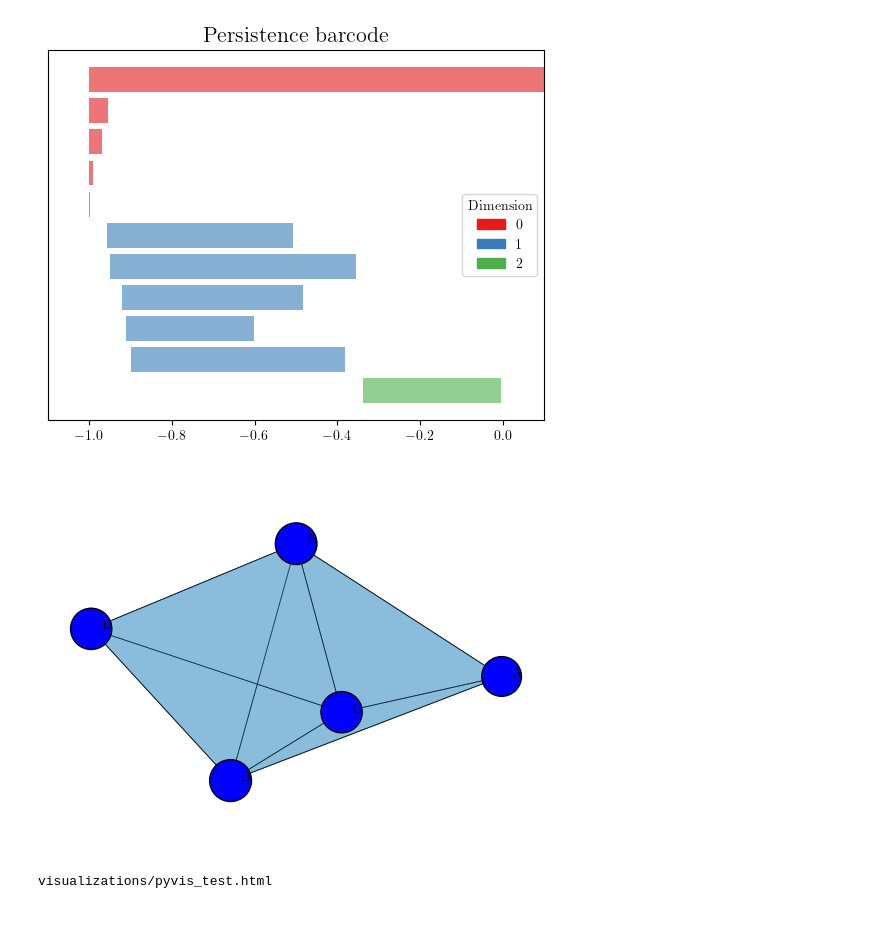
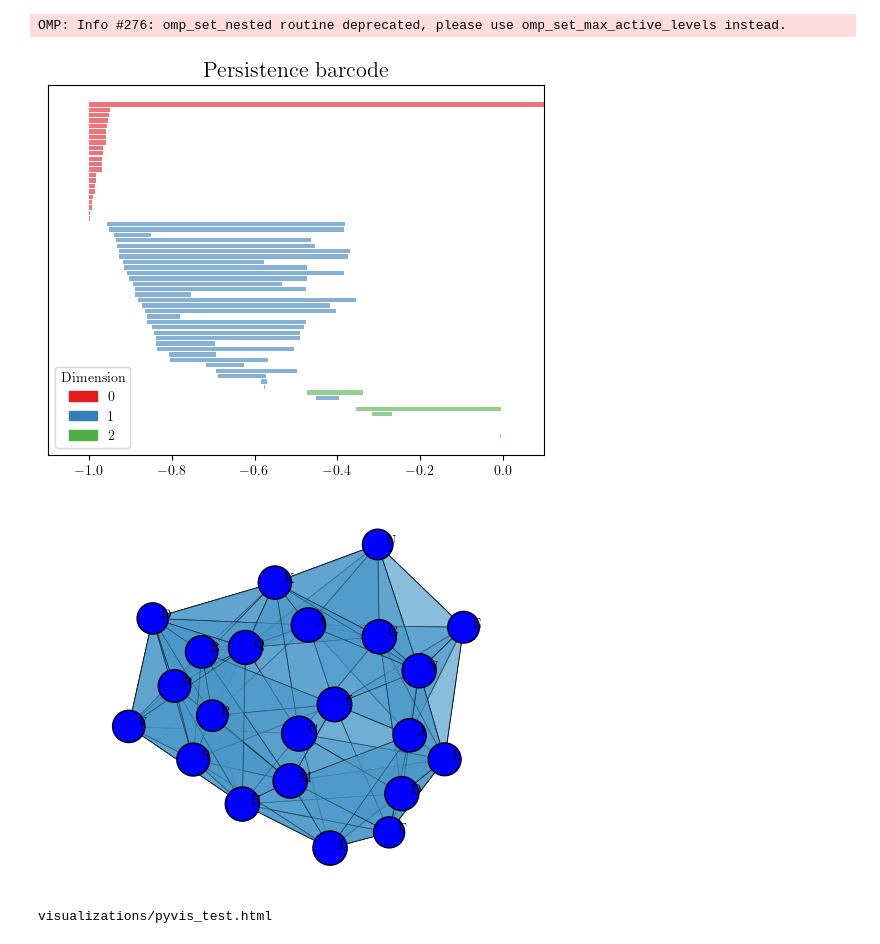
Before and after one commit to LuisScoccola/shapediscover, a Jupyter notebook: examples/examples_convenience_functions.ipynb, the cells around one changed output. Saved outputs shown, nothing was run; the diff lists cells and outputs as text; code cells hidden in the pictures.

```diff
--- a/examples/examples_convenience_functions.ipynb
+++ b/examples/examples_convenience_functions.ipynb
@@ -15,20 +12,24 @@ The autoreload extension is already loaded. To reload it, use:
 # %%
 X = sphere(2000, 2)
-coverer = ShapeDiscoverLite(5)
+coverer = ShapeDiscoverLite(25)
 fuzzy_cover = coverer.fit_transform(X)
+# %% [output]
+OMP: Info #276: omp_set_nested routine deprecated, please use omp_set_max_active_levels instead.
 # %%
 # compute persistence
-persistence_diagram = FuzzyCoverPersistence(max_dimension=2,log_rescaling=False).fit_transform(fuzzy_cover)
+persistence_diagram = FuzzyCoverPersistence(
+    max_dimension=2, log_rescaling=False
+).fit_transform(fuzzy_cover)
 gudhi.plot_persistence_barcode(persistence_diagram)
 plt.show()
 # %% [output]
-[figure, old version]
+[figure, new version]
 # %%
 # plot nerve
 plot_nerve(fuzzy_cover, threshold=0.2, interactive=False, max_vertex_size=0.1)
 plt.show()
 # %% [output]
-[figure, old version]
+[figure, new version]
 # %%
 # interactive plot nerve
 plot_nerve(
```
Also changed, not shown: parts of 1 cell of this notebook, 3 other files.
